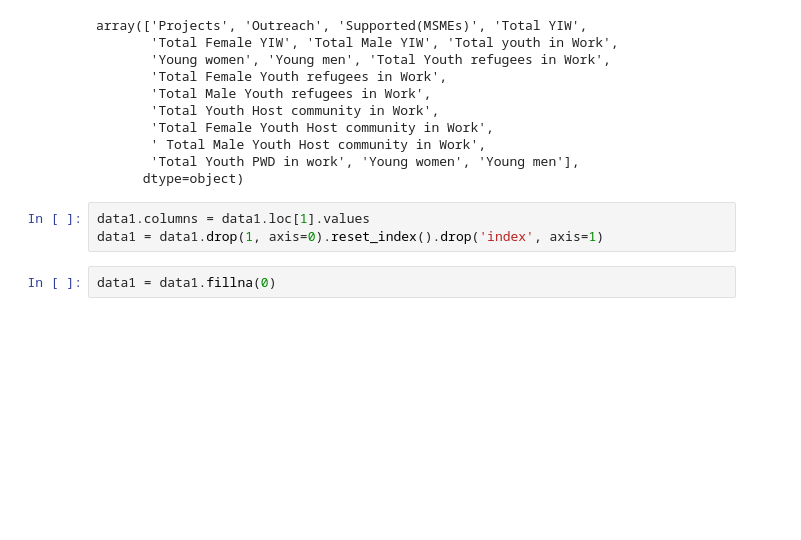
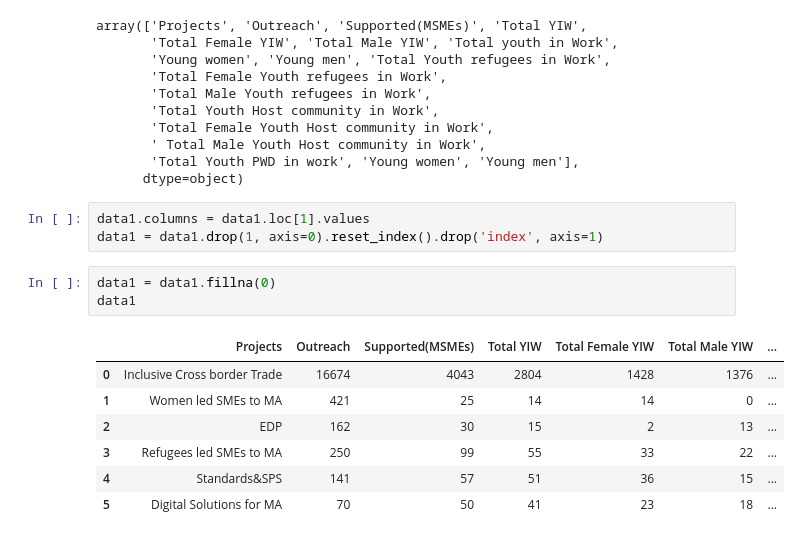
Before and after one commit to Rootkiti/tool, a Jupyter notebook: tool.ipynb, the cells around one changed output. Drawn from its saved outputs; the diff is of its cells as text; blank space fills up the shorter version.

```diff
--- a/tool.ipynb
+++ b/tool.ipynb
@@ -36,5 +36,14 @@ data1.columns = data1.loc[1].values
 data1 = data1.drop(1, axis=0).reset_index().drop('index', axis=1)
 # %%
 data1 = data1.fillna(0)
+data1
+# %% [output]
+|  | Projects | Outreach | Supported(MSMEs) | Total YIW | Total Female YIW | Total Male YIW | ... |
+| 0 | Inclusive Cross border Trade | 16674 | 4043 | 2804 | 1428 | 1376 | ... |
+| 1 | Women led SMEs to MA | 421 | 25 | 14 | 14 | 0 | ... |
+| 2 | EDP | 162 | 30 | 15 | 2 | 13 | ... |
+| 3 | Refugees led SMEs to MA | 250 | 99 | 55 | 33 | 22 | ... |
+| 4 | Standards&SPS | 141 | 57 | 51 | 36 | 15 | ... |
+| 5 | Digital Solutions for MA | 70 | 50 | 41 | 23 | 18 | ... |
 # %%
 data1 = data1.iloc[:-1,:]
```
Also changed, not shown: parts of 6 cells of this notebook.
